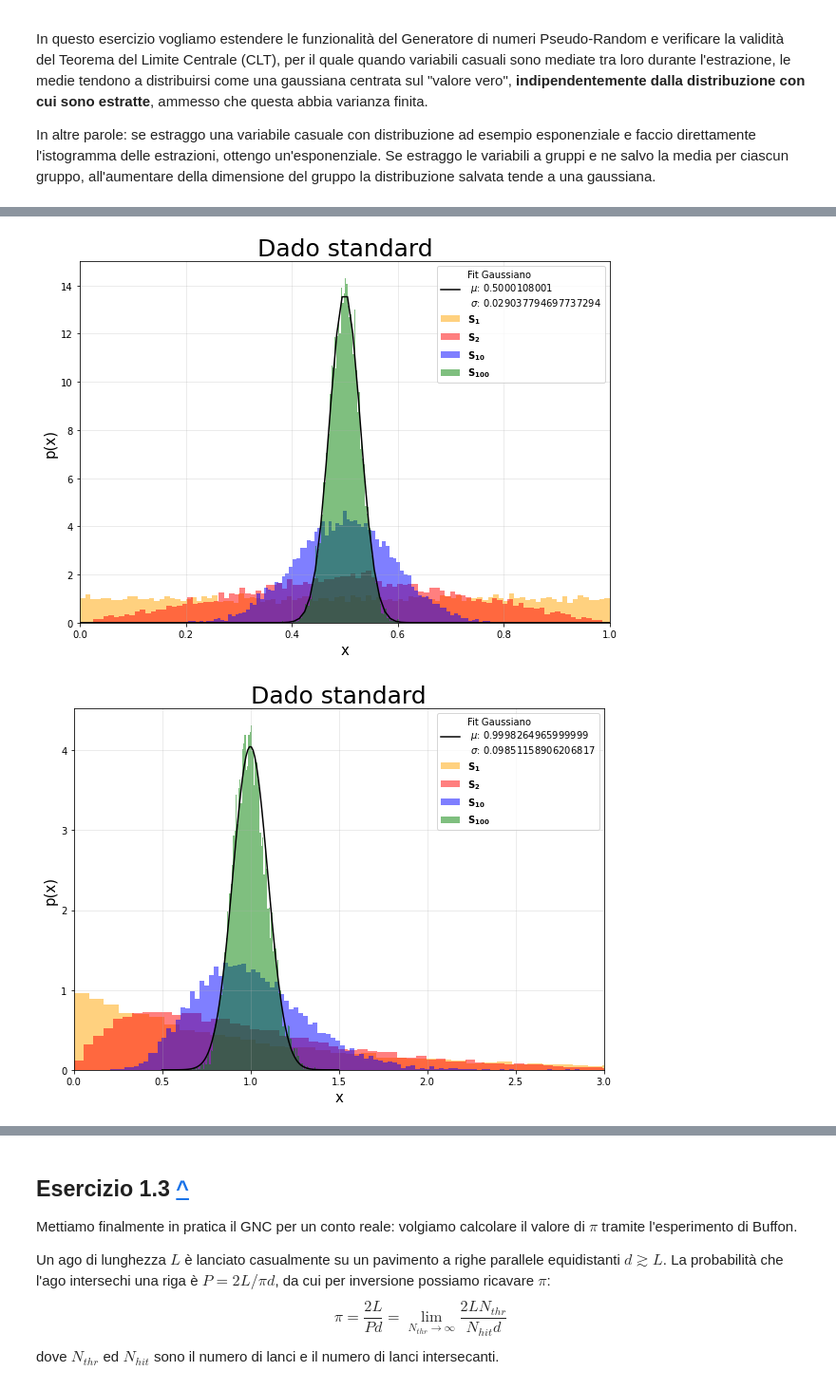
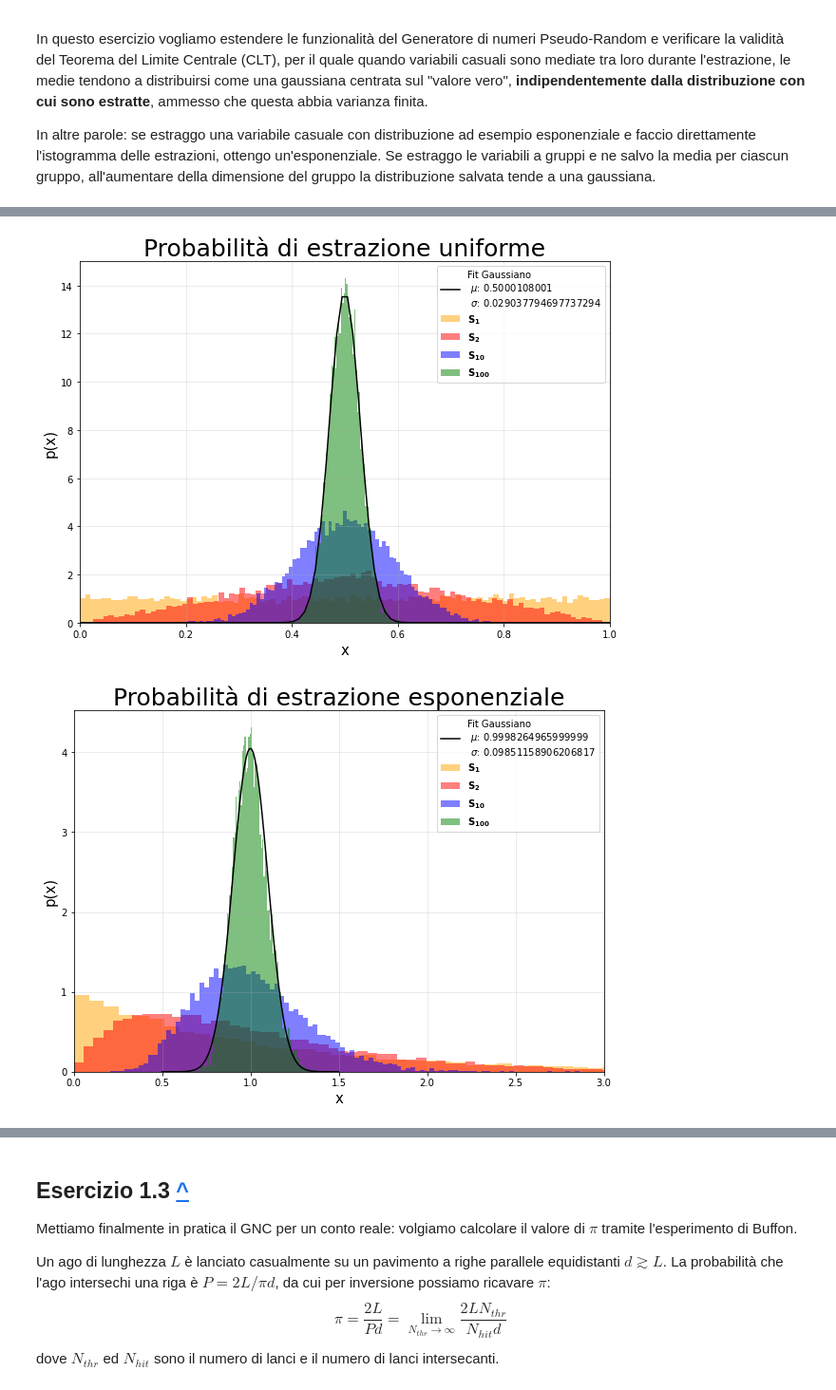
Before and after one commit to martinozanetti/LSN-Martino-Zanetti, a Jupyter notebook: 01-ok/my-01.ipynb, the cells around one changed output, grey strips where cells are left out. Shown at 95% size. Saved outputs shown, nothing was run; the diff lists cells and outputs as text; code cells hidden in the pictures.

```diff
--- a/01-ok/my-01.ipynb
+++ b/01-ok/my-01.ipynb
@@ -179,38 +179,38 @@ plt.plot(x, y, color = 'black', linestyle = '-', label = "Fit Gaussiano\n $\mu$:
 
 plt.xlabel("x", fontsize = 15)
 plt.ylabel('p(x)', fontsize = 15)
-plt.title("Dado standard", fontsize = 25)
+plt.title("Probabilità di estrazione uniforme", fontsize = 25)
 plt.grid('true', alpha = 0.3)
 plt.xlim(0,1)
 plt.legend()
 
 plt.show()
 # %% [output]
-[figure, old version]
+[figure, new version]
 # %%
 # Continuo usando variabili e funzioni della cella precedente
 
 fig=plt.figure(figsize=(10,7))
 
 for i in range(4):
     std = np.loadtxt("ex1-2/expon.out", skiprows = i*10000, max_rows = 10000, usecols=(0), unpack = 'true')
     plt.hist(std, bins, color = color[i], density='true', label = labels[i], alpha = 0.5) #density normalizza i risultati
 
 parameter = norm.fit(std)           # fit normale su std
 x = np.linspace(0.5,1.5, bins)      # estremi di x, passi
 y = norm.pdf(x, *parameter)         # calcola p(x)
 plt.plot(x, y, color = 'black', linestyle = '-', label = "Fit Gaussiano\n $\mu$: "+str(parameter[0])+"\n $\sigma$: "+str(parameter[1]))
 
 plt.xlabel("x", fontsize = 15)
 plt.ylabel('p(x)', fontsize = 15)
-plt.title("Dado standard", fontsize = 25)
+plt.title("Probabilità di estrazione esponenziale", fontsize = 25)
 plt.grid('true', alpha = 0.3)
 plt.xlim(0,3)
 plt.legend()
 
 plt.show()
 # %% [output]
-[figure, old version]
+[figure, new version]
 # %%
 # Continuo usando variabili e funzioni della cella precedente
 
```
Also changed, not shown: parts of 8 cells of this notebook.
